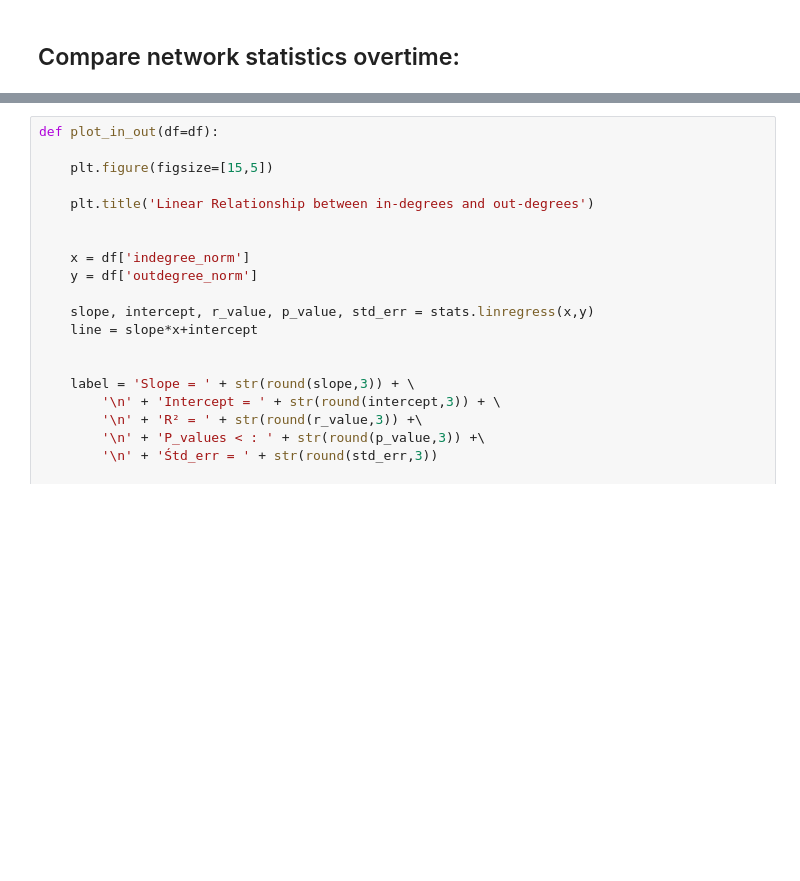
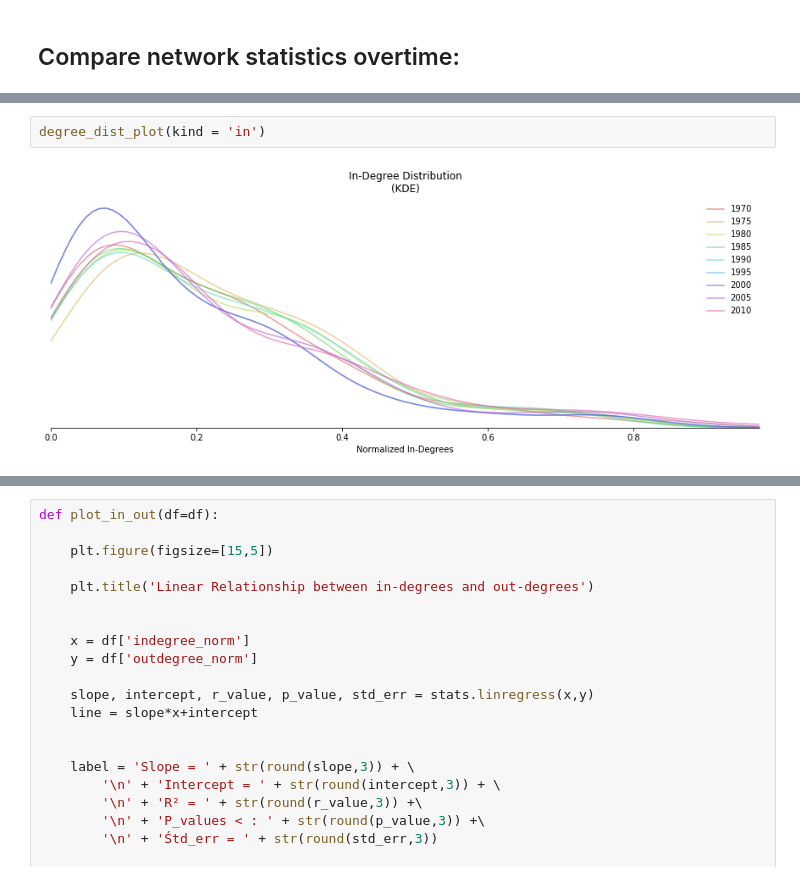
Before and after one commit to Polichinel/SNA, a Jupyter notebook: main_py.ipynb, the cells around one changed output, grey strips where cells are left out. Drawn from its saved outputs; the diff is of its cells as text; blank space fills up the shorter version.

```diff
--- a/main_py.ipynb
+++ b/main_py.ipynb
@@ -58,0 +178,4 @@ df_year_stats
+# %%
+degree_dist_plot(kind = 'in')
+# %% [output]
+[figure, added]
```
Also changed, not shown: parts of 39 cells of this notebook, 1 other file.
